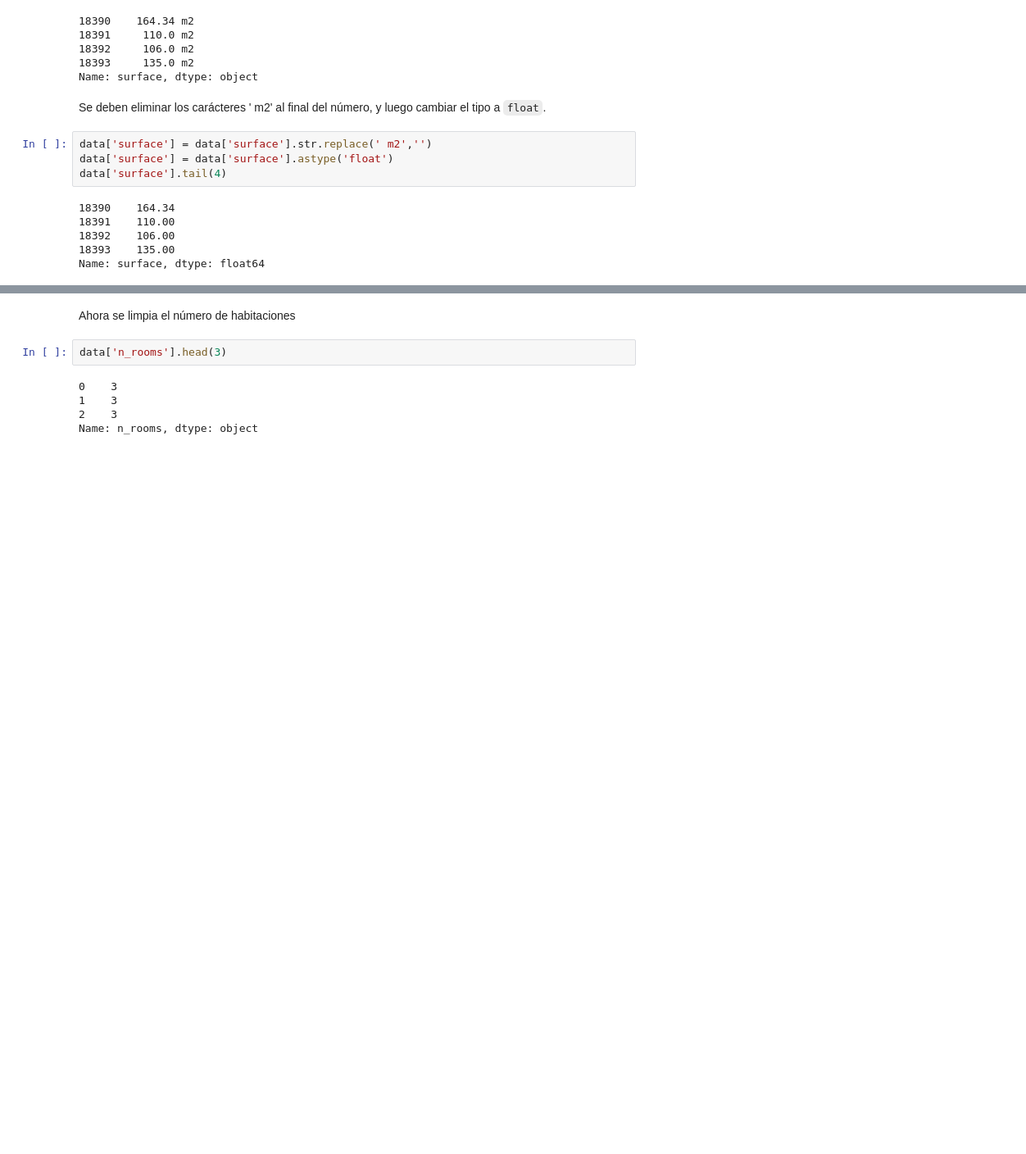
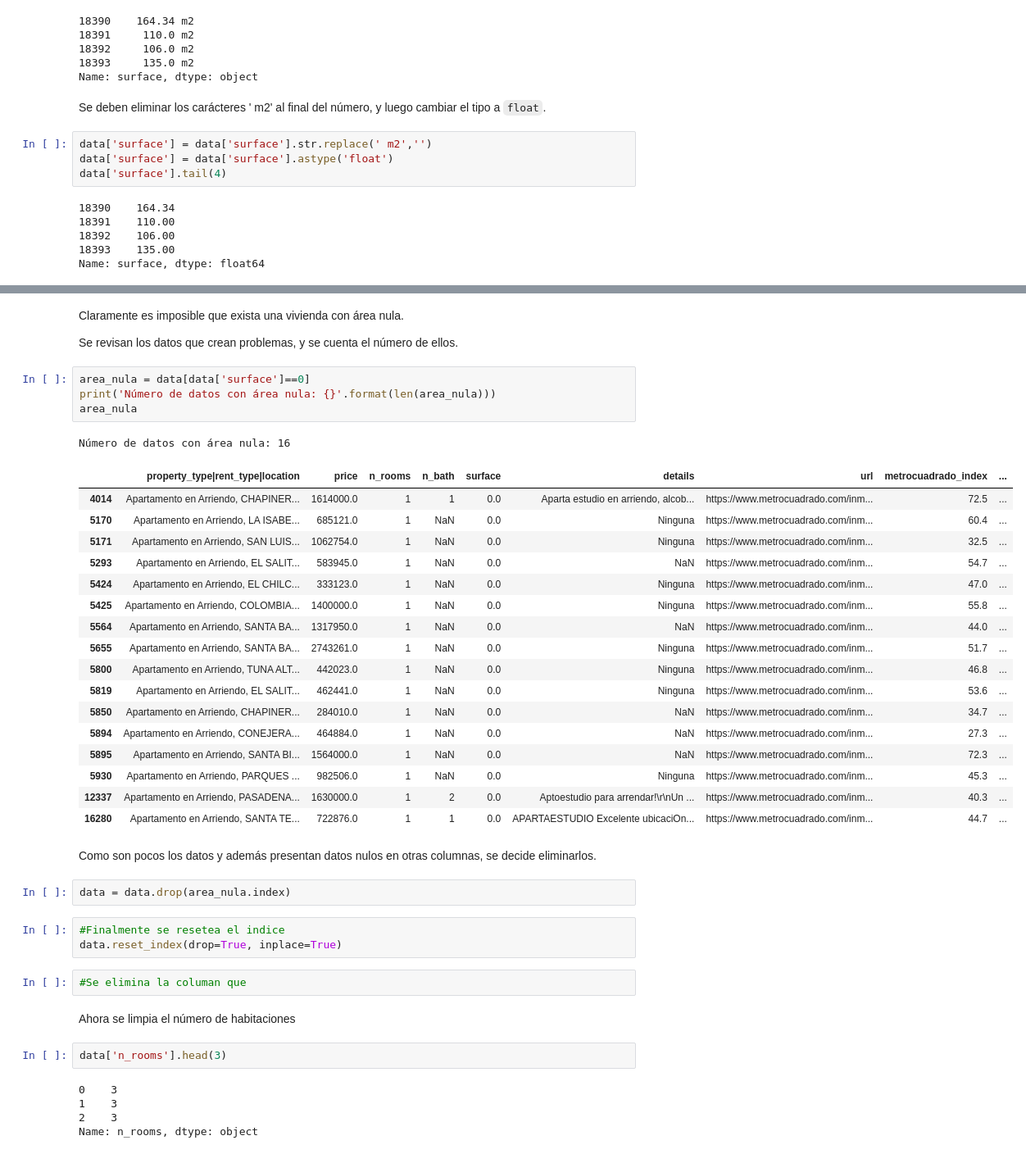
Before and after one commit to pedropereze/Tarea-1, a Jupyter notebook: tarea1.ipynb, the cells around one changed output, grey strips where cells are left out. Shown at 82% size. Saved outputs shown, nothing was run; the diff lists cells and outputs as text; blank space fills up the shorter version.

```diff
--- a/tarea1.ipynb
+++ b/tarea1.ipynb
@@ -251,3 +282,39 @@ Name: surface, dtype: float64
+# %% [markdown]
+Claramente es imposible que exista una vivienda con área nula.
+
+Se revisan los datos que crean problemas, y se cuenta el número de ellos.
+# %%
+area_nula = data[data['surface']==0]
+print('Número de datos con área nula: {}'.format(len(area_nula)))
+area_nula
+# %% [output]
+Número de datos con área nula: 16
+|  | property_type|rent_type|location | price | n_rooms | n_bath | surface | details | url | metrocuadrado_index | ... |
+| 4014 | Apartamento en Arriendo, CHAPINER... | 1614000.0 | 1 | 1 | 0.0 | Aparta estudio en arriendo, alcob... | https://www.metrocuadrado.com/inm... | 72.5 | ... |
+| 5170 | Apartamento en Arriendo, LA ISABE... | 685121.0 | 1 | NaN | 0.0 | Ninguna | https://www.metrocuadrado.com/inm... | 60.4 | ... |
+| 5171 | Apartamento en Arriendo, SAN LUIS... | 1062754.0 | 1 | NaN | 0.0 | Ninguna | https://www.metrocuadrado.com/inm... | 32.5 | ... |
+| 5293 | Apartamento en Arriendo, EL SALIT... | 583945.0 | 1 | NaN | 0.0 | NaN | https://www.metrocuadrado.com/inm... | 54.7 | ... |
+| 5424 | Apartamento en Arriendo, EL CHILC... | 333123.0 | 1 | NaN | 0.0 | Ninguna | https://www.metrocuadrado.com/inm... | 47.0 | ... |
+| 5425 | Apartamento en Arriendo, COLOMBIA... | 1400000.0 | 1 | NaN | 0.0 | Ninguna | https://www.metrocuadrado.com/inm... | 55.8 | ... |
+| 5564 | Apartamento en Arriendo, SANTA BA... | 1317950.0 | 1 | NaN | 0.0 | NaN | https://www.metrocuadrado.com/inm... | 44.0 | ... |
+| 5655 | Apartamento en Arriendo, SANTA BA... | 2743261.0 | 1 | NaN | 0.0 | Ninguna | https://www.metrocuadrado.com/inm... | 51.7 | ... |
+| 5800 | Apartamento en Arriendo, TUNA ALT... | 442023.0 | 1 | NaN | 0.0 | Ninguna | https://www.metrocuadrado.com/inm... | 46.8 | ... |
+| 5819 | Apartamento en Arriendo, EL SALIT... | 462441.0 | 1 | NaN | 0.0 | Ninguna | https://www.metrocuadrado.com/inm... | 53.6 | ... |
+| 5850 | Apartamento en Arriendo, CHAPINER... | 284010.0 | 1 | NaN | 0.0 | NaN | https://www.metrocuadrado.com/inm... | 34.7 | ... |
+| 5894 | Apartamento en Arriendo, CONEJERA... | 464884.0 | 1 | NaN | 0.0 | NaN | https://www.metrocuadrado.com/inm... | 27.3 | ... |
+| 5895 | Apartamento en Arriendo, SANTA BI... | 1564000.0 | 1 | NaN | 0.0 | NaN | https://www.metrocuadrado.com/inm... | 72.3 | ... |
+| 5930 | Apartamento en Arriendo, PARQUES ... | 982506.0 | 1 | NaN | 0.0 | Ninguna | https://www.metrocuadrado.com/inm... | 45.3 | ... |
+| 12337 | Apartamento en Arriendo, PASADENA... | 1630000.0 | 1 | 2 | 0.0 | Aptoestudio para arrendar!\r\nUn ... | https://www.metrocuadrado.com/inm... | 40.3 | ... |
+| 16280 | Apartamento en Arriendo, SANTA TE... | 722876.0 | 1 | 1 | 0.0 | APARTAESTUDIO Excelente ubicaciOn... | https://www.metrocuadrado.com/inm... | 44.7 | ... |
+# %% [markdown]
+Como son pocos los datos y además presentan datos nulos en otras columnas, se decide eliminarlos.
+# %%
+data = data.drop(area_nula.index)
+# %%
+#Finalmente se resetea el indice
+data.reset_index(drop=True, inplace=True)
+# %%
+#Se elimina la columan que
 # %% [markdown]
 Ahora se limpia el número de habitaciones
 # %%
```
Also changed, not shown: parts of 38 cells of this notebook, 1 other file.
